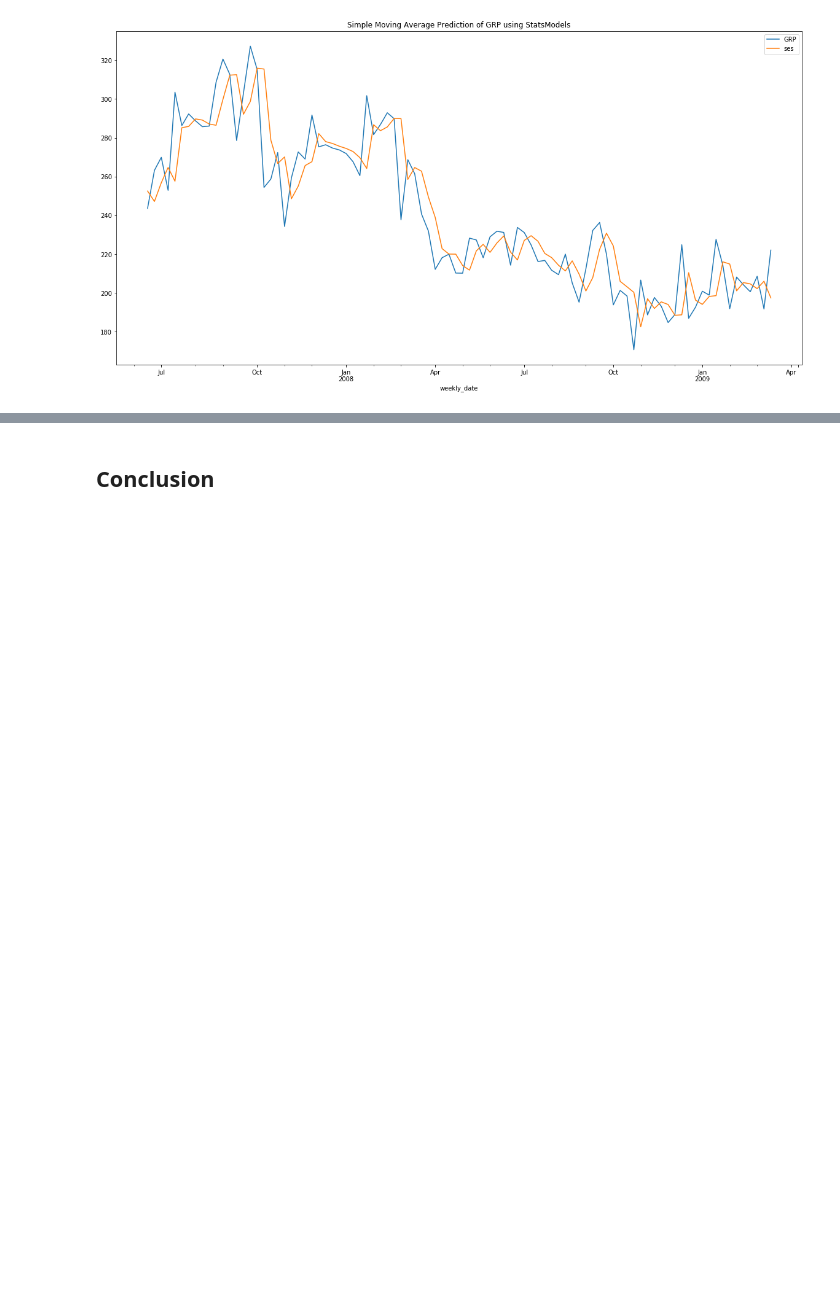
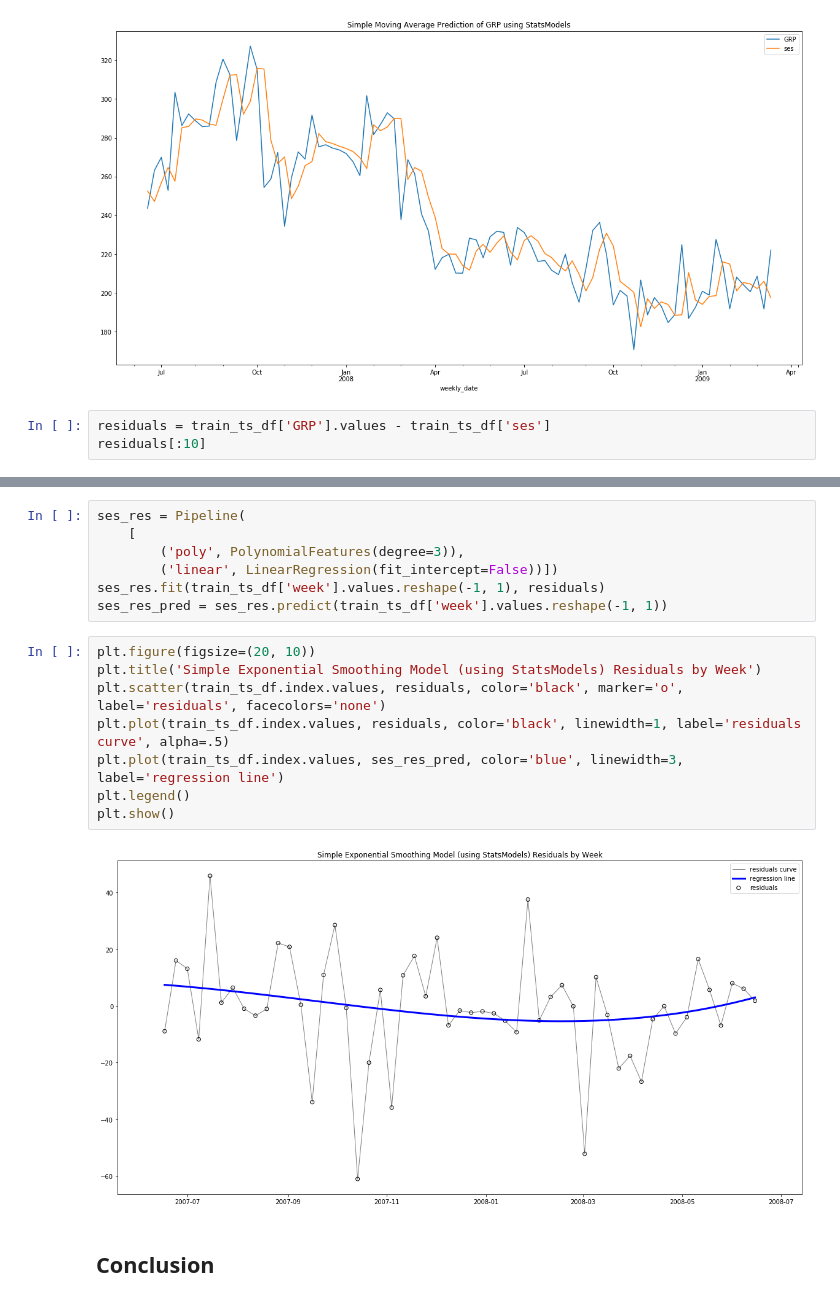
Before and after one commit to tkokkeng/KE5108-TVChannelRatings, a Jupyter notebook: movingAverage.ipynb, the cells around one changed output, grey strips where cells are left out. Drawn from its saved outputs; the diff is of its cells as text; blank space fills up the shorter version.

Commit message:
update
added analysis of residuals for ses using statsmodels.tsa

```diff
--- a/movingAverage.ipynb
+++ b/movingAverage.ipynb
@@ -503,3 +503,6 @@ new_ts_df[['GRP', 'ses']].plot(figsize=(20, 10), title='Simple Moving Average Pr
 # %% [output]
 <matplotlib.axes._subplots.AxesSubplot at 0x...>
 [figure]
+# %%
+residuals = train_ts_df['GRP'].values - train_ts_df['ses']
+residuals[:10]
@@ -506,3 +522,20 @@ new_ts_df[['GRP', 'ses']].plot(figsize=(20, 10), title='Simple Moving Average Pr
+# %%
+ses_res = Pipeline(
+    [
+        ('poly', PolynomialFeatures(degree=3)),
+        ('linear', LinearRegression(fit_intercept=False))])
+ses_res.fit(train_ts_df['week'].values.reshape(-1, 1), residuals)
+ses_res_pred = ses_res.predict(train_ts_df['week'].values.reshape(-1, 1))
+# %%
+plt.figure(figsize=(20, 10))
+plt.title('Simple Exponential Smoothing Model (using StatsModels) Residuals by Week')
+plt.scatter(train_ts_df.index.values, residuals, color='black', marker='o', label='residuals', facecolors='none')
+plt.plot(train_ts_df.index.values, residuals, color='black', linewidth=1, label='residuals curve', alpha=.5)
+plt.plot(train_ts_df.index.values, ses_res_pred, color='blue', linewidth=3, label='regression line')
+plt.legend()
+plt.show()
+# %% [output]
+[figure, added]
 # %% [markdown]
 ## Conclusion
 # %%
```
Also changed, not shown: parts of 1 cell of this notebook.
